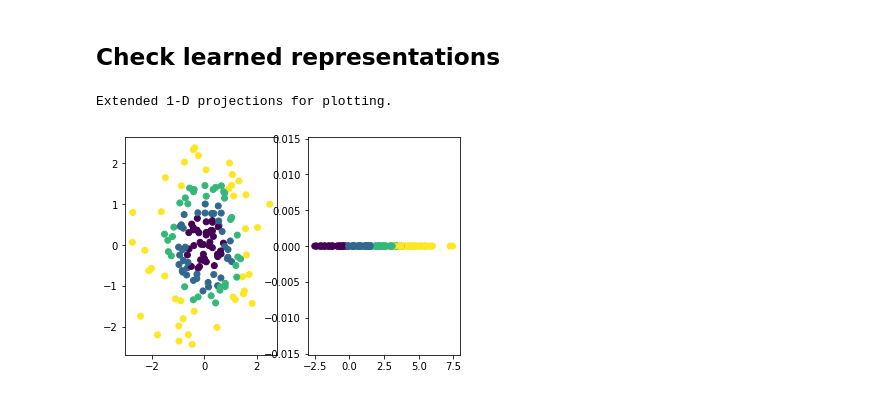
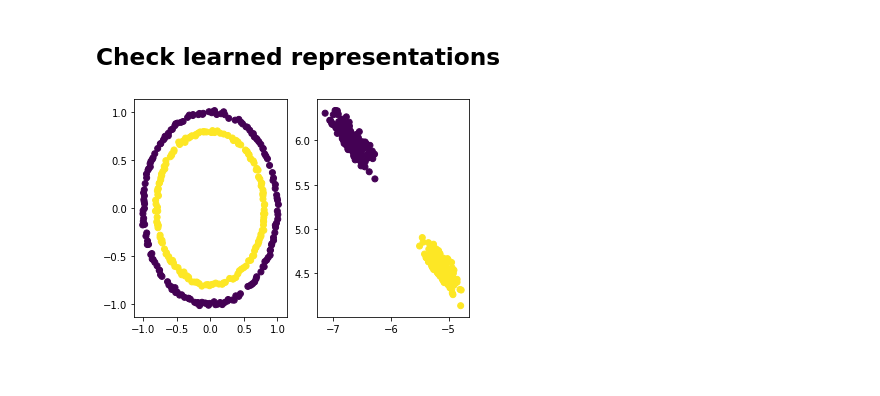
Before and after one commit to verrannt/invrep, a Jupyter notebook: src/notebooks/Investigation.ipynb, the cells around one changed output. Saved outputs shown, nothing was run; the diff lists cells and outputs as text; code cells hidden in the pictures; blank space fills up the shorter version.

```diff
--- a/src/notebooks/Investigation.ipynb
+++ b/src/notebooks/Investigation.ipynb
@@ -26,8 +36,9 @@ def get_two_class_data(shape, n=100, std=0.05, seed=None):
 def get_multi_class_data(shape, n_classes=3, n_samples=100, seed=None):
     if shape=='normal':
         return make_classification(n_samples=n_samples,
-                                   n_features=2,
-                                   n_redundant=0,
+                                   n_features=8,
+                                   n_informative=4,
+                                   n_redundant=2,
                                    n_clusters_per_class=1,
                                    n_classes=n_classes,
                                    random_state=seed)
@@ -36,7 +47,8 @@ def get_multi_class_data(shape, n_classes=3, n_samples=100, seed=None):
                                        n_classes=n_classes,
                                        random_state=seed)
 
-X, y = get_multi_class_data('quantiles', n_samples=400, n_classes=4, seed=574)
-X, X_t, y, y_t = train_test_split(X, y, test_size=0.4, random_state=133)
+#X, y = get_multi_class_data('normal', n_samples=1000, n_classes=3)
+X, y = get_two_class_data('circles', n=400, std=0.01)
+X, X_t, y, y_t = train_test_split(X, y, test_size=0.2, random_state=133)
 X.shape
 # %% [output]
@@ -83,17 +106,19 @@ data.shape
 # %% [markdown]
 ## Create Model
 # %%
-n_out_nodes = 1
+n_in_nodes = X.shape[1]
+n_out_nodes = 2
+n_hidden = 8
 
 def create_base_network(inp_shape):
-    inp = keras.Input(shape=2)
-    hidden = layers.Dense(20, 'relu')(inp)
+    inp = keras.Input(shape=inp_shape)
+    hidden = layers.Dense(n_hidden, 'relu')(inp)
     out = layers.Dense(n_out_nodes, 'linear')(hidden)
     return keras.Model(inp, out)
 
-emb = create_base_network(inp_shape=2) # output_shape : (None, 2)
+emb = create_base_network(inp_shape=n_in_nodes) # output_shape : (None, 2)
 
-ins = [keras.Input(shape=2, name=str(i)) for i in range(3)]
+ins = [keras.Input(shape=n_in_nodes, name=str(i)) for i in range(3)]
 x = [emb(ins[i]) for i in range(3)]
 x = layers.Concatenate()(x) # (None, 6)
 x = layers.Reshape((3,n_out_nodes))(x) # (None, 3, 2)
@@ -182,24 +190,23 @@ plt.plot(loss_history)
 ## Check learned representations
 # %%
 def get_projection(dp):
-    return list(model([np.array([dp]),np.array([[0,0]]),np.array([[0,0]])]).numpy()[0,0])
+    return list(emb(np.array([dp])).numpy()[0])
+    #return list(model([np.array([dp]),np.array([[0]*n_in_nodes]),np.array([[0]*n_in_nodes])]).numpy()[0,0])
 
 # Test on unseen data
-Y_Hat = np.array([get_projection(dp) for dp in X_t])
+Y_Hat = np.array([get_projection(dp) for dp in X])
 
-if model.output_shape[-1] == 1:
+if n_out_nodes == 1:
     axarr = np.array([[0.]]*Y_Hat.shape[0])
     Y_Hat = np.concatenate((Y_Hat, axarr), axis = 1)
     print('Extended 1-D projections for plotting.')
-# %% [output]
-Extended 1-D projections for plotting.
 # %%
 fig, ax = plt.subplots(1,2)
 #ax[0].axis('off')
-ax[0].scatter(X_t[:,0], X_t[:,1], c=y_t)
+ax[0].scatter(X[:,0], X[:,1], c=y)
 #ax[1].axis('off')
-ax[1].scatter(Y_Hat[:,0], Y_Hat[:,1], c=y_t)
-#plt.savefig(VIS_PATH+'400_init3')
+ax[1].scatter(Y_Hat[:,0], Y_Hat[:,1], c=y)
+#plt.savefig(VIS_PATH+'8_feat_3_out_8_hidden')
 plt.show()
 # %% [output]
-[figure, old version]
+[figure, new version]
```
Also changed, not shown: parts of 14 cells of this notebook.
